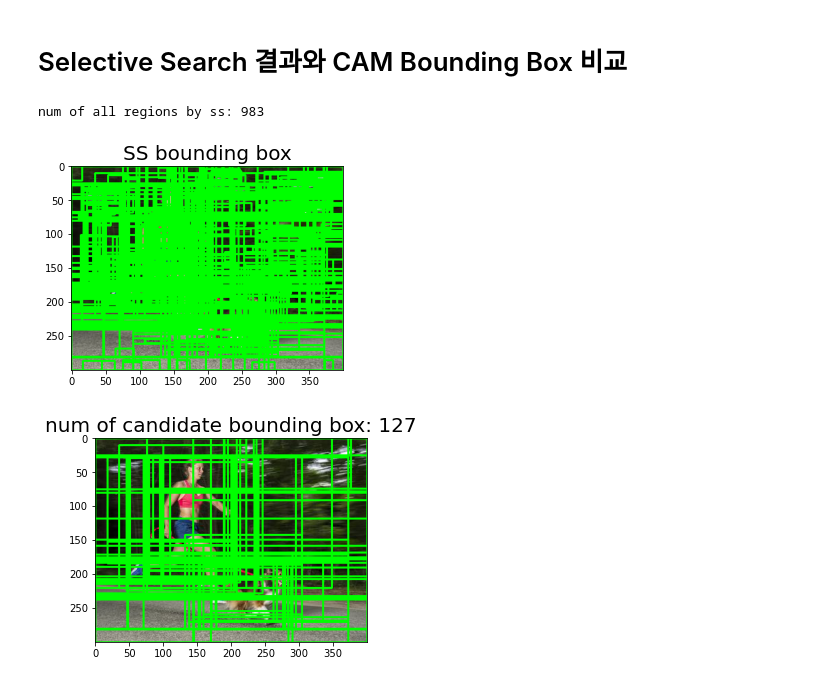
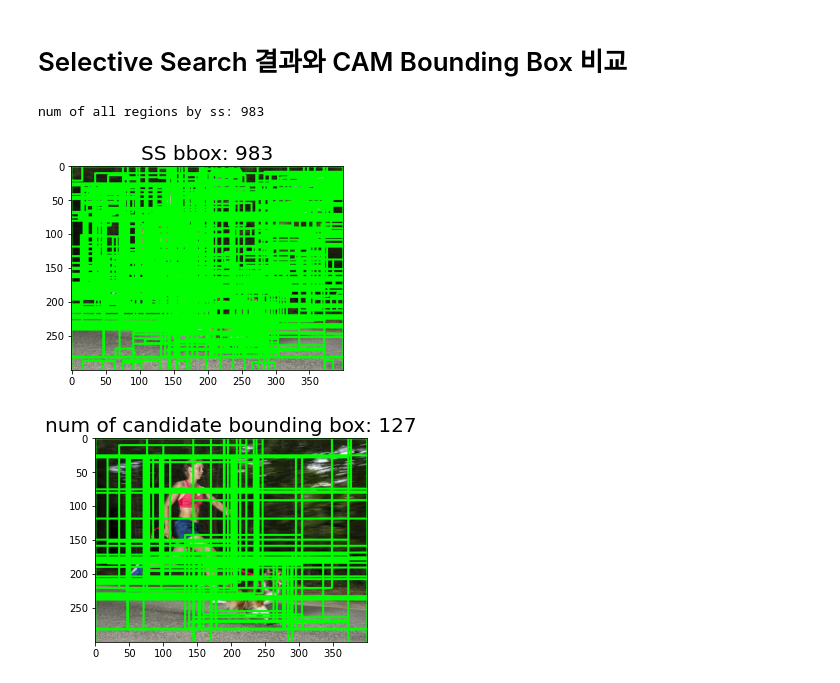
Before and after one commit to kjh107704/R-CNN, a Jupyter notebook: R-CNN/R-CNN based on CAM result/R-CNN based on CAM result.ipynb, the cells around one changed output. Cells and saved outputs as stored; diff of their text form; code cells hidden in the pictures.

```diff
--- a/Selective Search/Selective Search based on CAM result.ipynb
+++ b/R-CNN/R-CNN based on CAM result/R-CNN based on CAM result.ipynb
@@ -288,20 +285,20 @@ def cv2_selective_search(img, searchMethod='f'):
 # %%
 SS_BB = cv2_selective_search(img)
 
 print(f'num of all regions by ss: {len(SS_BB)}')
 _result_img = draw_bounding_box(SS_BB, img)
 
 
 figsize = width / float(dpi) , height / float(dpi)
 fig, ax = plt.subplots(nrows=1, ncols=1, figsize=figsize)
 ax.imshow(_result_img)
-title = 'SS bounding box'
+title = f'SS bbox: {len(SS_BB)}'
 ax.set_title(title, fontsize=20)
 plt.savefig(SAVE_PATH+SAVE_DIR+'SS_bbox.png', bbox_inches='tight')
 plt.show()
 # %% [output]
 num of all regions by ss: 983
-[figure, old version]
+[figure, new version]
 # %%
 def get_iou(_bb1, _bb2, changeScale = False, basedOnCAM = False):
     # _bb2 == cam_bb
```
Also changed, not shown: parts of 12 cells of this notebook, 3 other files.
